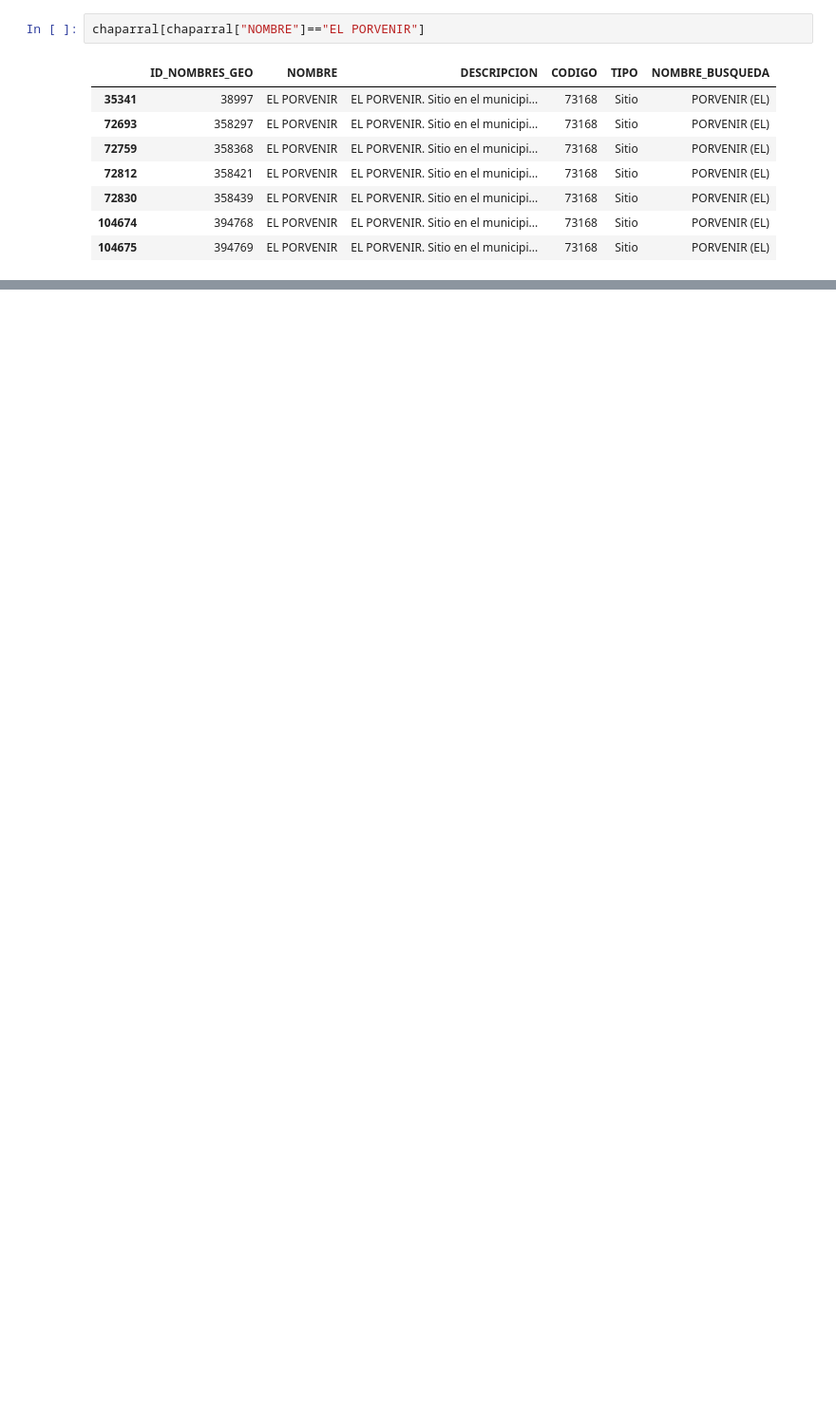
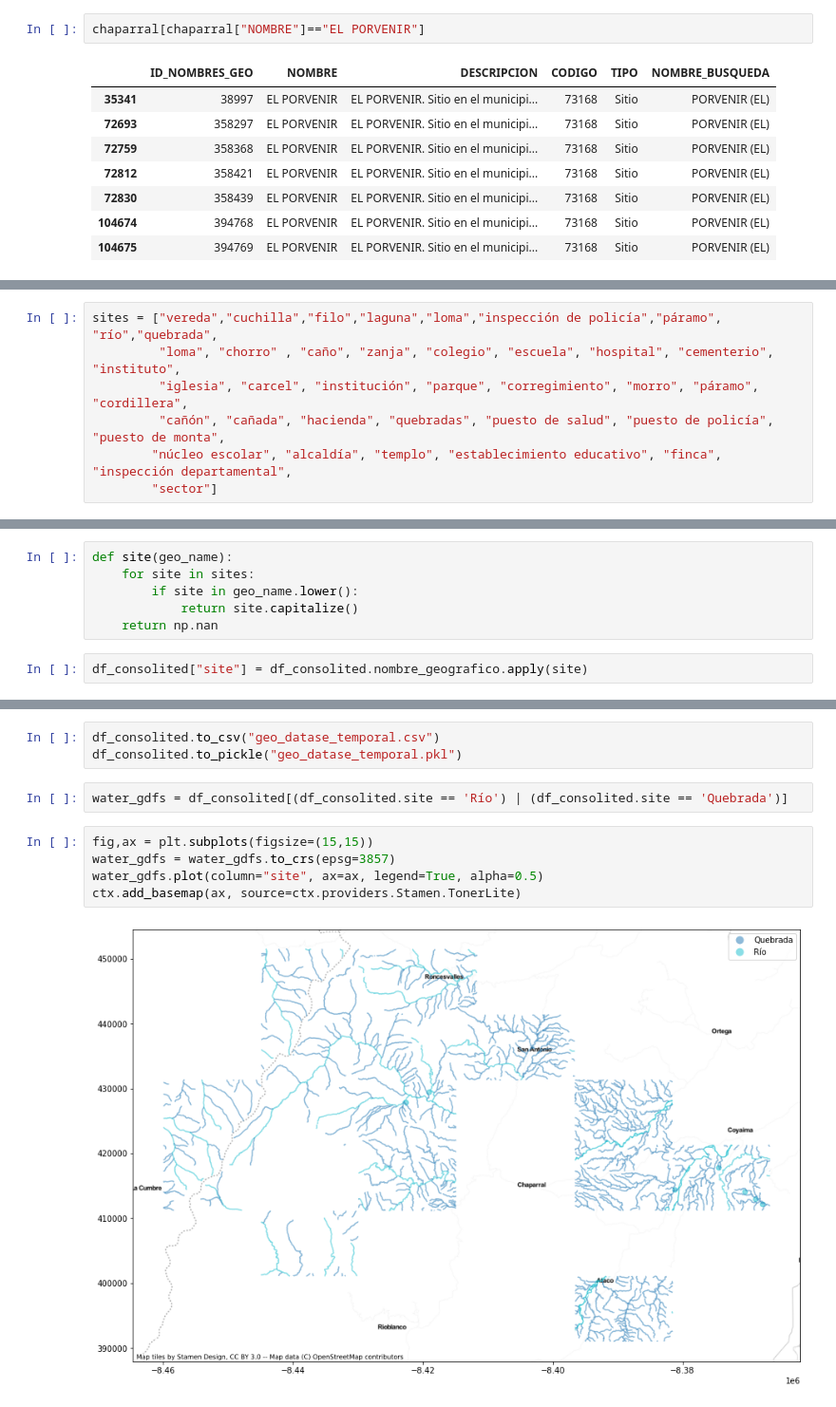
Before and after one commit to jcelis87/IGAC-team18, a Jupyter notebook: Database/IGAC preliminary EDA.ipynb, the cells around one changed output, grey strips where cells are left out. Shown at 95% size. Cells and saved outputs as stored; diff of their text form; blank space fills up the shorter version.

```diff
--- a/Database/IGAC preliminary EDA.ipynb
+++ b/Database/IGAC preliminary EDA.ipynb
@@ -135,0 +219,7 @@ chaparral[chaparral["NOMBRE"]=="EL PORVENIR"]
+# %%
+sites = ["vereda","cuchilla","filo","laguna","loma","inspección de policía","páramo", "río","quebrada",
+         "loma", "chorro" , "caño", "zanja", "colegio", "escuela", "hospital", "cementerio", "instituto",
+         "iglesia", "carcel", "institución", "parque", "corregimiento", "morro", "páramo", "cordillera",
+         "cañón", "cañada", "hacienda", "quebradas", "puesto de salud", "puesto de policía", "puesto de monta",
+        "núcleo escolar", "alcaldía", "templo", "establecimiento educativo", "finca", "inspección departamental",
+        "sector"]
@@ -135,0 +236,8 @@ chaparral[chaparral["NOMBRE"]=="EL PORVENIR"]
+# %%
+def site(geo_name):
+    for site in sites:
+        if site in geo_name.lower():
+            return site.capitalize()
+    return np.nan
+# %%
+df_consolited["site"] = df_consolited.nombre_geografico.apply(site)
@@ -135,0 +254,12 @@ chaparral[chaparral["NOMBRE"]=="EL PORVENIR"]
+# %%
+df_consolited.to_csv("geo_datase_temporal.csv")
+df_consolited.to_pickle("geo_datase_temporal.pkl")
+# %%
+water_gdfs = df_consolited[(df_consolited.site == 'Río') | (df_consolited.site == 'Quebrada')]
+# %%
+fig,ax = plt.subplots(figsize=(15,15))
+water_gdfs = water_gdfs.to_crs(epsg=3857)
+water_gdfs.plot(column="site", ax=ax, legend=True, alpha=0.5)
+ctx.add_basemap(ax, source=ctx.providers.Stamen.TonerLite)
+# %% [output]
+[figure, added]
```
Also changed, not shown: parts of 60 cells of this notebook, 9 other files.
